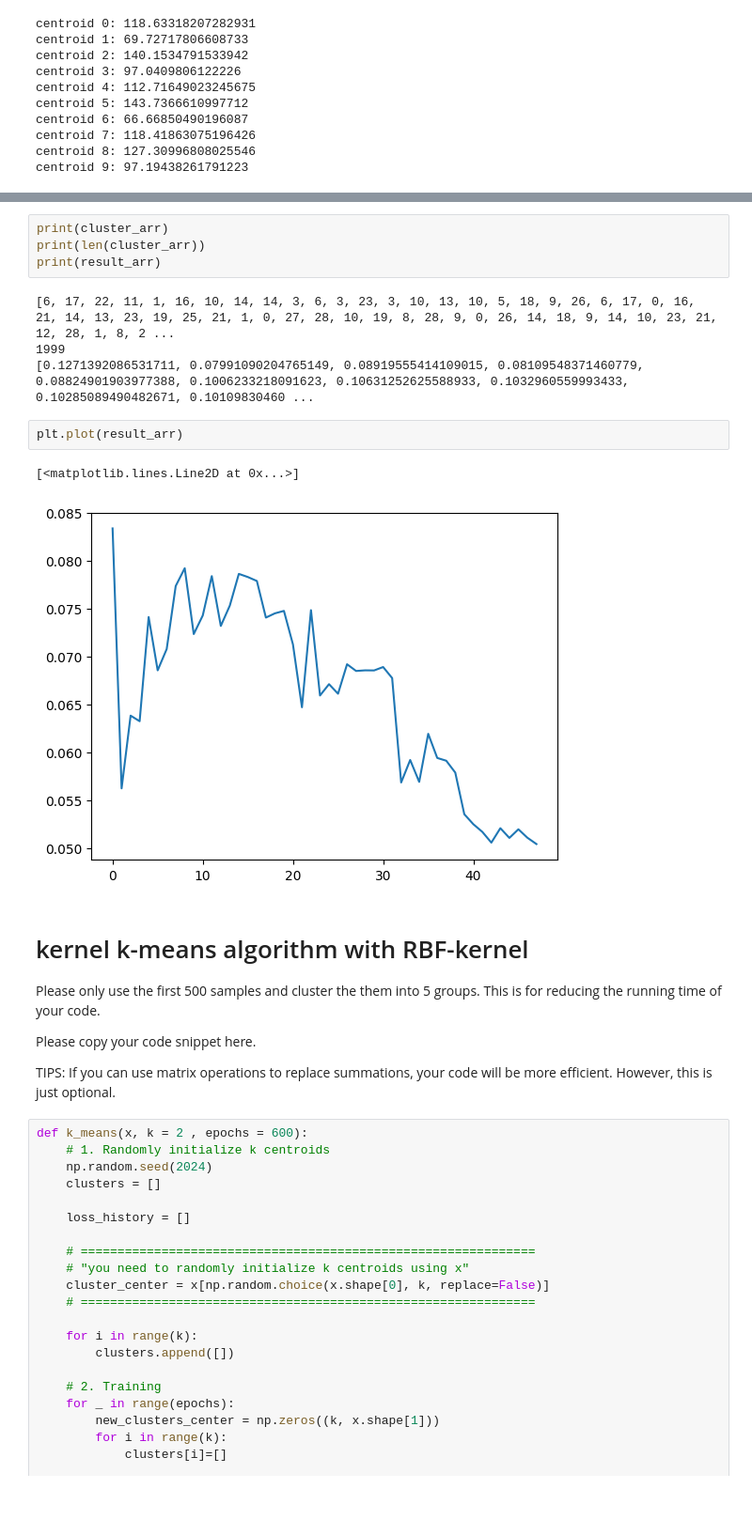
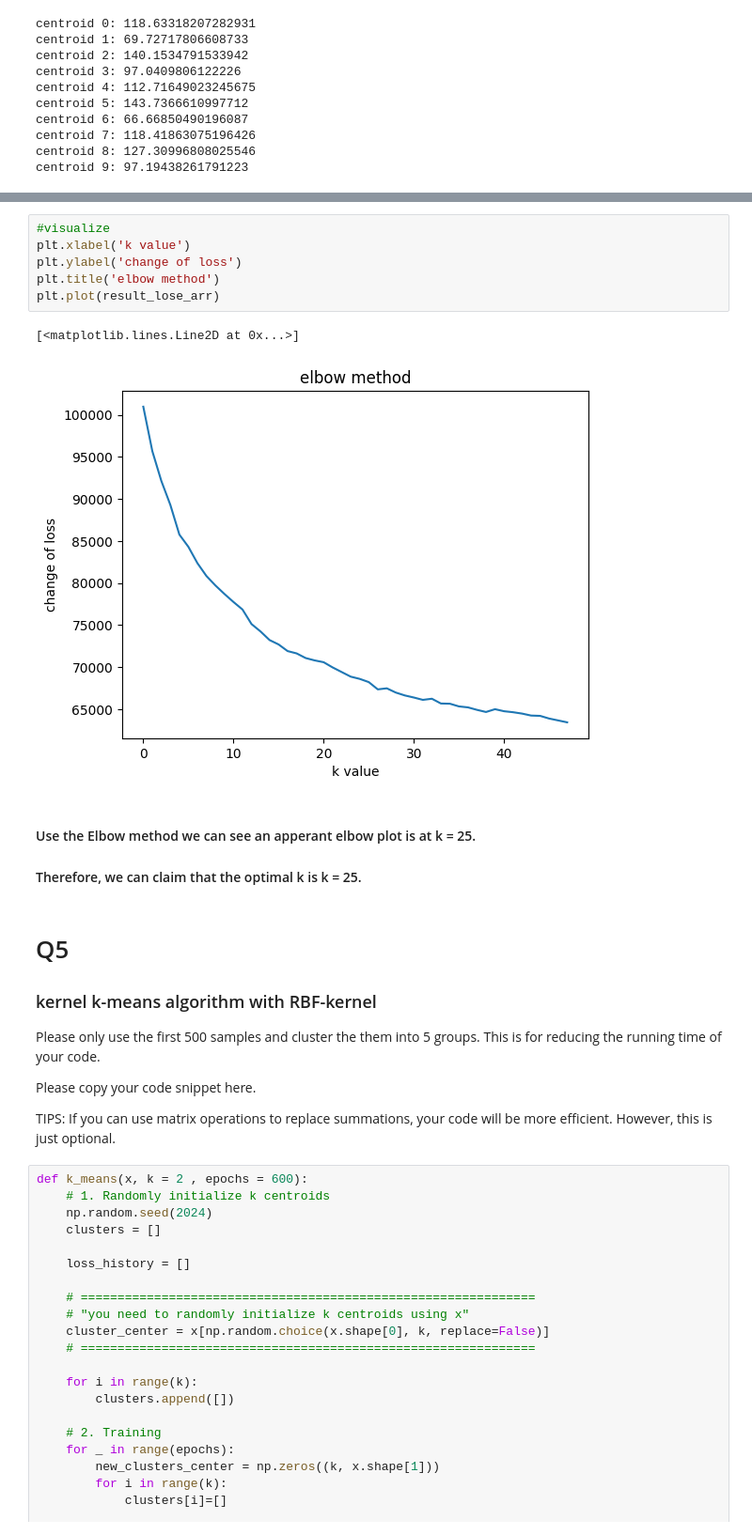
Before and after one commit to Liu-Rain/PCA-Kmeans-Kernel-Methods, a Jupyter notebook: Assignment3.ipynb, the cells around one changed output, grey strips where cells are left out. Shown at 94% size. Drawn from its saved outputs; the diff is of its cells as text; blank space fills up the shorter version.

```diff
--- a/Assignment3.ipynb
+++ b/Assignment3.ipynb
@@ -654,18 +264,19 @@ result_arr, cluster_arr = find_best_k (train, val)
-# %%
-print(cluster_arr)
-print(len(cluster_arr))
-print(result_arr)
-# %% [output]
-[6, 17, 22, 11, 1, 16, 10, 14, 14, 3, 6, 3, 23, 3, 10, 13, 10, 5, 18, 9, 26, 6, 17, 0, 16, 21, 14, 13, 23, 19, 25, 21, 1, 0, 27, 28, 10, 19, 8, 28, 9, 0, 26, 14, 18, 9, 14, 10, 23, 21, 12, 28, 1, 8, 2 ...
-1999
-[0.1271392086531711, 0.07991090204765149, 0.08919555414109015, 0.08109548371460779, 0.08824901903977388, 0.1006233218091623, 0.10631252625588933, 0.1032960559993433, 0.10285089490482671, 0.10109830460 ...
-# %%
-plt.plot(result_arr)
-# %% [output]
-[<matplotlib.lines.Line2D at 0x...>]
-[figure, removed]
+# %%
+#visualize
+plt.xlabel('k value')
+plt.ylabel('change of loss')
+plt.title('elbow method')
+plt.plot(result_lose_arr)
+# %% [output]
+[<matplotlib.lines.Line2D at 0x...>]
+[figure, added]
+# %% [markdown]
+#### Use the Elbow method we can see an apperant elbow plot is at k = 25.
+
+#### Therefore, we can claim that the optimal k is k = 25.
 # %% [markdown]
-# kernel k-means algorithm with RBF-kernel
+# Q5
+### kernel k-means algorithm with RBF-kernel
 
 Please only use the first 500 samples and cluster the them into 5 groups. This is for reducing the running time of your code.
 
```
Also changed, not shown: parts of 18 cells of this notebook, 1 other file.
